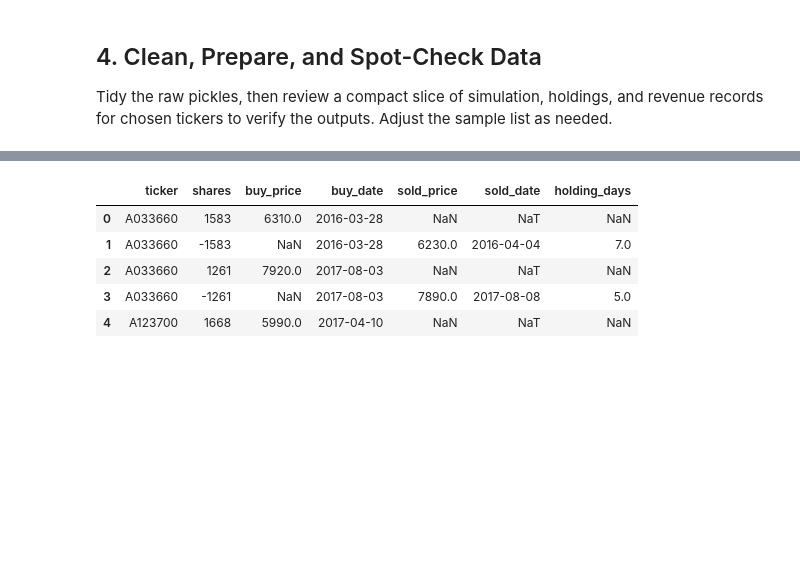
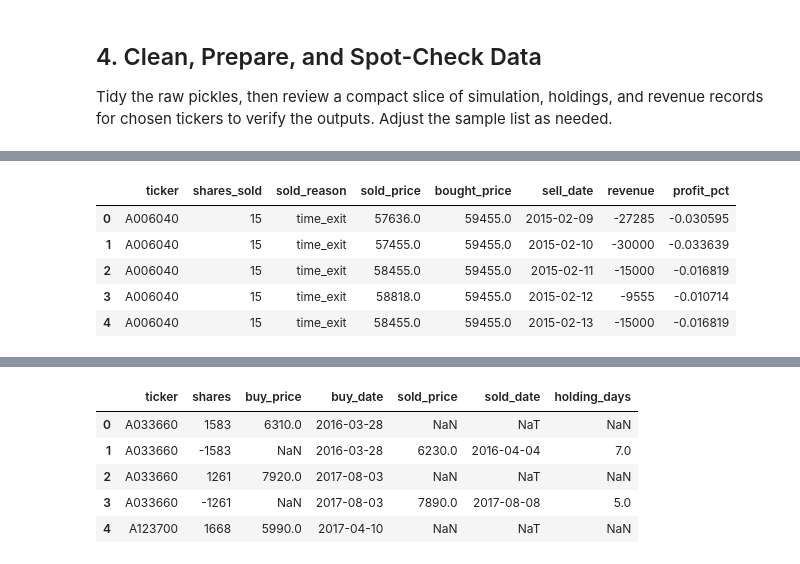
Before and after one commit to byeungchun/perfectdays, a Jupyter notebook: notebook/strategy01_result_analysis.ipynb, the cells around one changed output, grey strips where cells are left out. Saved outputs shown, nothing was run; the diff lists cells and outputs as text; code cells hidden in the pictures; blank space fills up the shorter version.

```diff
--- a/notebook/strategy01_result_analysis.ipynb
+++ b/notebook/strategy01_result_analysis.ipynb
@@ -222,0 +223,9 @@ For example, when doing 'df[col].method(value, inplace=True)', try using 'df.met
+# %%
+revenue_df.head()
+# %% [output]
+|  | ticker | shares_sold | sold_reason | sold_price | bought_price | sell_date | revenue | profit_pct |
+| 0 | A006040 | 15 | time_exit | 57636.0 | 59455.0 | 2015-02-09 | -27285 | -0.030595 |
+| 1 | A006040 | 15 | time_exit | 57455.0 | 59455.0 | 2015-02-10 | -30000 | -0.033639 |
+| 2 | A006040 | 15 | time_exit | 58455.0 | 59455.0 | 2015-02-11 | -15000 | -0.016819 |
+| 3 | A006040 | 15 | time_exit | 58818.0 | 59455.0 | 2015-02-12 | -9555 | -0.010714 |
+| 4 | A006040 | 15 | time_exit | 58455.0 | 59455.0 | 2015-02-13 | -15000 | -0.016819 |
```
Also changed, not shown: parts of 5 cells of this notebook, 2 other files.
